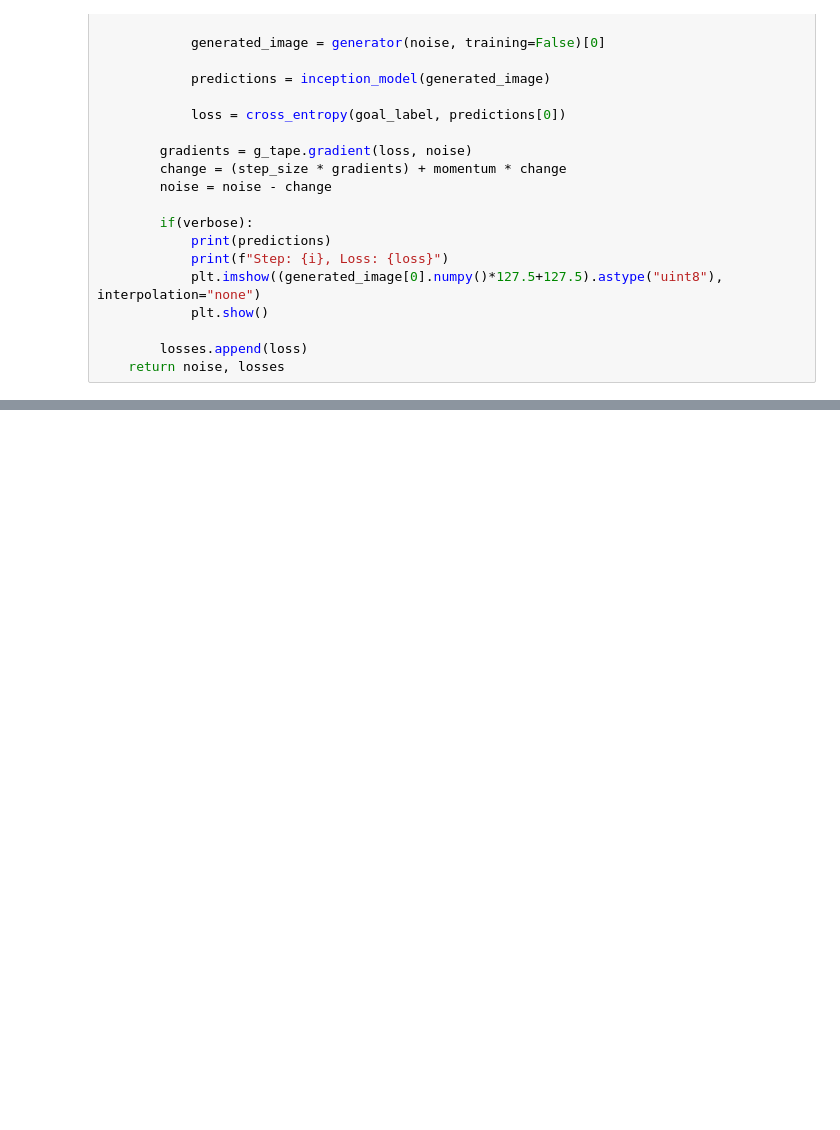
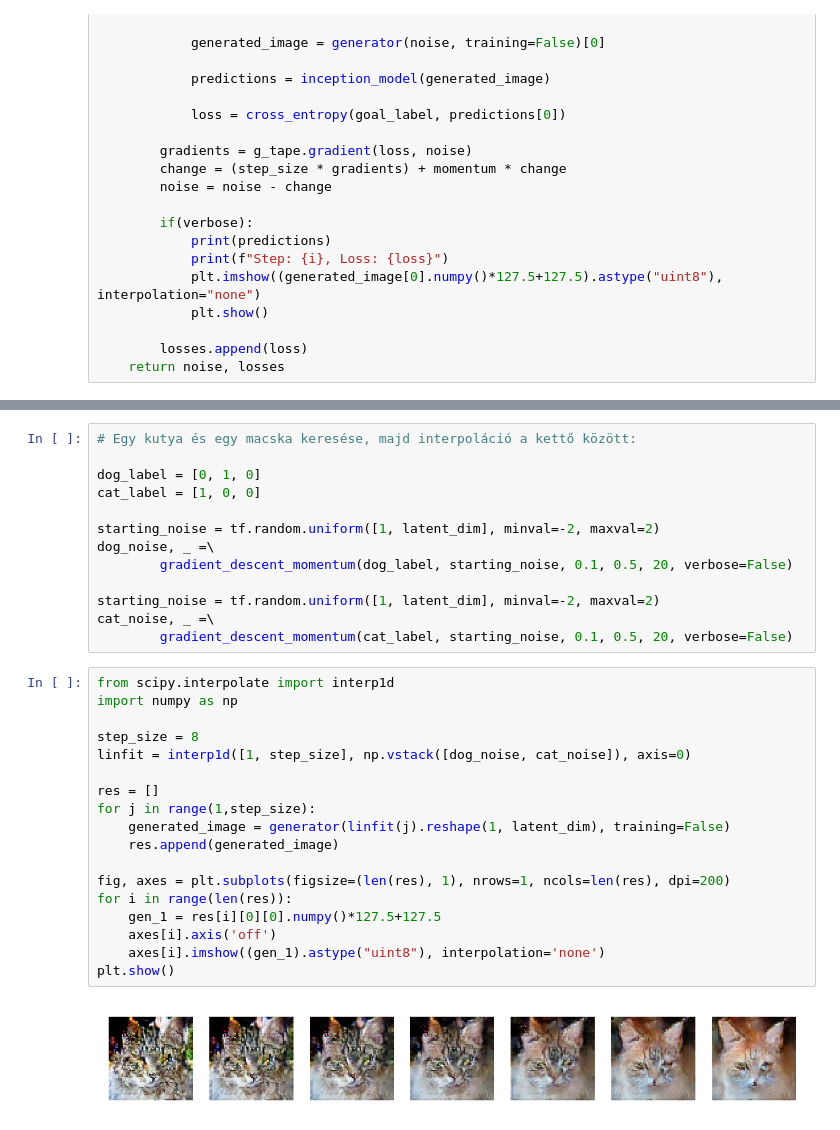
Before and after one commit to DanielNagy97/diplomamunka, a Jupyter notebook: docs/notebooks/GeneratingAnimalFaces.ipynb, the cells around one changed output, grey strips where cells are left out. Cells and saved outputs as stored; diff of their text form; blank space fills up the shorter version.

```diff
--- a/docs/notebooks/GeneratingAnimalFaces.ipynb
+++ b/docs/notebooks/GeneratingAnimalFaces.ipynb
@@ -117,0 +118,33 @@ plt.show()
+# %%
+# Egy kutya és egy macska keresése, majd interpoláció a kettő között:
+
+dog_label = [0, 1, 0]
+cat_label = [1, 0, 0]
+
+starting_noise = tf.random.uniform([1, latent_dim], minval=-2, maxval=2)
+dog_noise, _ =\
+        gradient_descent_momentum(dog_label, starting_noise, 0.1, 0.5, 20, verbose=False)
+
+starting_noise = tf.random.uniform([1, latent_dim], minval=-2, maxval=2)
+cat_noise, _ =\
+        gradient_descent_momentum(cat_label, starting_noise, 0.1, 0.5, 20, verbose=False)
+# %%
+from scipy.interpolate import interp1d
+import numpy as np
+
+step_size = 8
+linfit = interp1d([1, step_size], np.vstack([dog_noise, cat_noise]), axis=0)
+
+res = []
+for j in range(1,step_size):
+    generated_image = generator(linfit(j).reshape(1, latent_dim), training=False)
+    res.append(generated_image)
+
+fig, axes = plt.subplots(figsize=(len(res), 1), nrows=1, ncols=len(res), dpi=200)
+for i in range(len(res)):
+    gen_1 = res[i][0][0].numpy()*127.5+127.5
+    axes[i].axis('off')
+    axes[i].imshow((gen_1).astype("uint8"), interpolation='none')
+plt.show()
+# %% [output]
+[figure, added]
```
Also changed, not shown: parts of 6 cells of this notebook.
